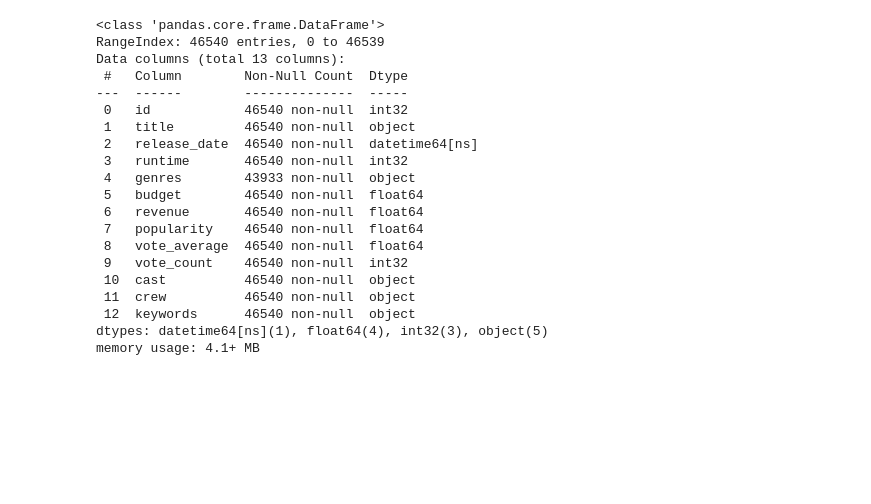
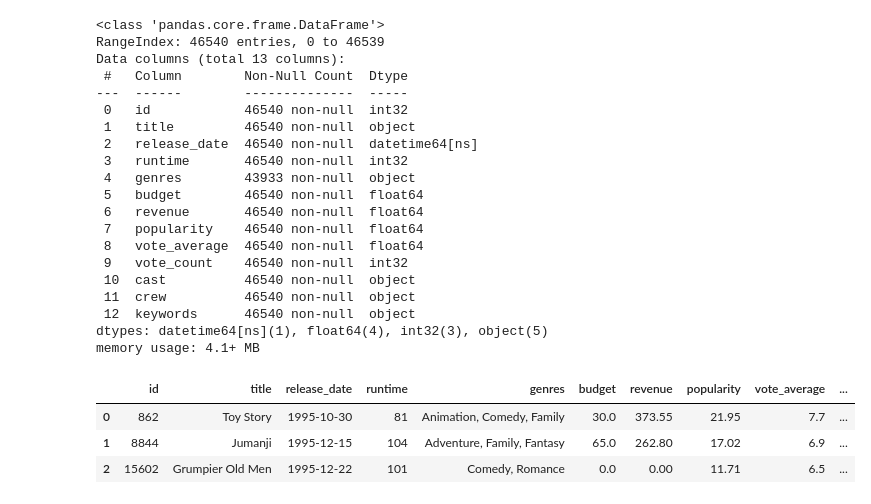
Before and after one commit to SanAntonik/MRS, a Jupyter notebook: DA_skill_showcase/MRS.ipynb, the cells around one changed output. Drawn from its saved outputs; the diff is of its cells as text; code cells hidden in the pictures; blank space fills up the shorter version.

```diff
--- a/DA_skill_showcase/MRS.ipynb
+++ b/DA_skill_showcase/MRS.ipynb
@@ -455,0 +467,7 @@ memory usage: 4.1+ MB
+# %%
+df.head(3)
+# %% [output]
+|  | id | title | release_date | runtime | genres | budget | revenue | popularity | vote_average | ... |
+| 0 | 862 | Toy Story | 1995-10-30 | 81 | Animation, Comedy, Family | 30.0 | 373.55 | 21.95 | 7.7 | ... |
+| 1 | 8844 | Jumanji | 1995-12-15 | 104 | Adventure, Family, Fantasy | 65.0 | 262.80 | 17.02 | 6.9 | ... |
+| 2 | 15602 | Grumpier Old Men | 1995-12-22 | 101 | Comedy, Romance | 0.0 | 0.00 | 11.71 | 6.5 | ... |
```
Also changed, not shown: parts of 5 cells of this notebook.
